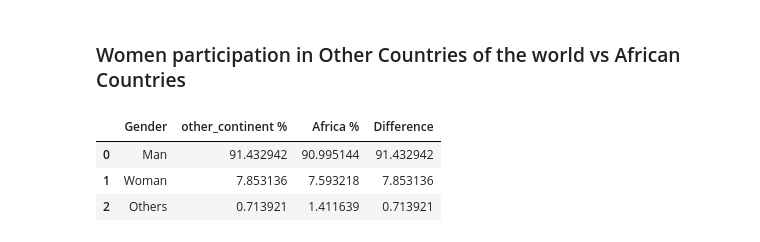
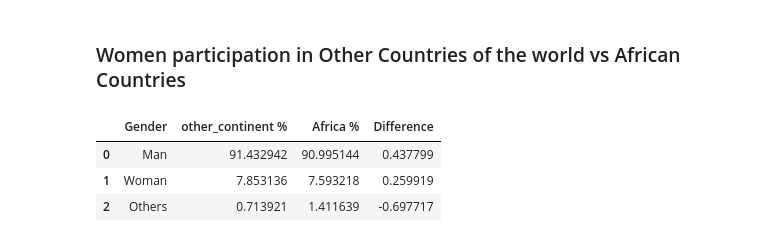
Before and after one commit to raymonbell01/StackOverflow-Survey-2020, a Jupyter notebook: African Dev Report.ipynb, the cells around one changed output. Cells and saved outputs as stored; diff of their text form; code cells hidden in the pictures.

```diff
--- a/African Dev Report.ipynb
+++ b/African Dev Report.ipynb
@@ -73,7 +73,7 @@ def african_region():
 
     return afr_subregion
 
-def data_cleaning(survey_data_filepath_csv = "C:/data/developer_survey_2020/survey_results_public.csv"):
+def data_cleaning(survey_data_filepath_csv = "C:/Users/abello/Desktop/developer_survey_2020/survey_results_public.csv"):
     #merge survey data by country column value with afr_subregion
     # change other gender type to others in df_2020
 
@@ -280,37 +280,36 @@ Non_Afr_present = Non_Afr_present.reset_index()
 Afr_present = Afr_present.reset_index()
 
 #Merge two table
 Non_Afr_vs_Afr = Afr_present.merge(
     Non_Afr_present,
     on="Gender"
 )
 
 #few updates and formating
 Non_Afr_vs_Afr = Non_Afr_vs_Afr.rename(
     {"Respondent_x":"other_continent %",
      "Respondent_y":"Africa %"},axis=1).round(1)
 
 
 Non_Afr_vs_Afr[["other_continent %","Africa %"]] = Non_Afr_vs_Afr[["other_continent %","Africa %"]].apply(
     lambda x: (100 * x) / x.sum()
 )
 
 #Difference Column
-Non_Afr_vs_Afr["Difference"] =Non_Afr_vs_Afr["other_continent %"]
-- Non_Afr_vs_Afr["Africa %"]
+Non_Afr_vs_Afr["Difference"] =Non_Afr_vs_Afr["other_continent %"] - Non_Afr_vs_Afr["Africa %"]
 
 #Market women row with color lightgreen
-Non_Afr_vs_Afr = Non_Afr_vs_Afr.style.apply(
+Non_Afr_vs_Afr_style = Non_Afr_vs_Afr.style.apply(
     lambda x: ['background: lightgreen'
                if x.Gender in ["Woman"]
                else ''
                for i in x], axis=1
     )
 
 
-Non_Afr_vs_Afr
+Non_Afr_vs_Afr_style
 # %% [output]
 |  | Gender | other_continent % | Africa % | Difference |
-| 0 | Man | 91.432942 | 90.995144 | 91.432942 |
-| 1 | Woman | 7.853136 | 7.593218 | 7.853136 |
-| 2 | Others | 0.713921 | 1.411639 | 0.713921 |
+| 0 | Man | 91.432942 | 90.995144 | 0.437799 |
+| 1 | Woman | 7.853136 | 7.593218 | 0.259919 |
+| 2 | Others | 0.713921 | 1.411639 | -0.697717 |
```
Also changed, not shown: parts of 5 cells of this notebook.
